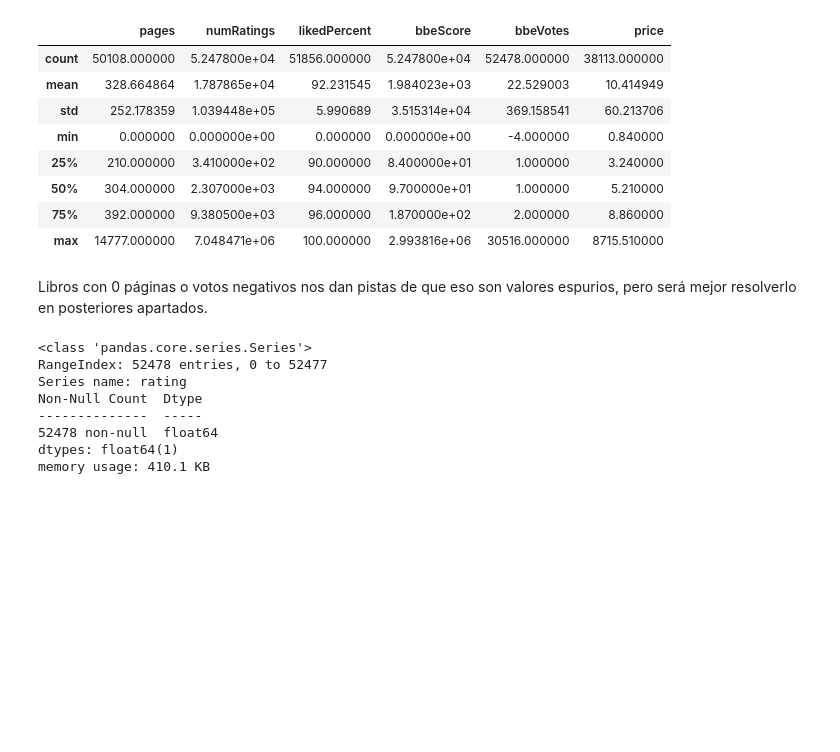
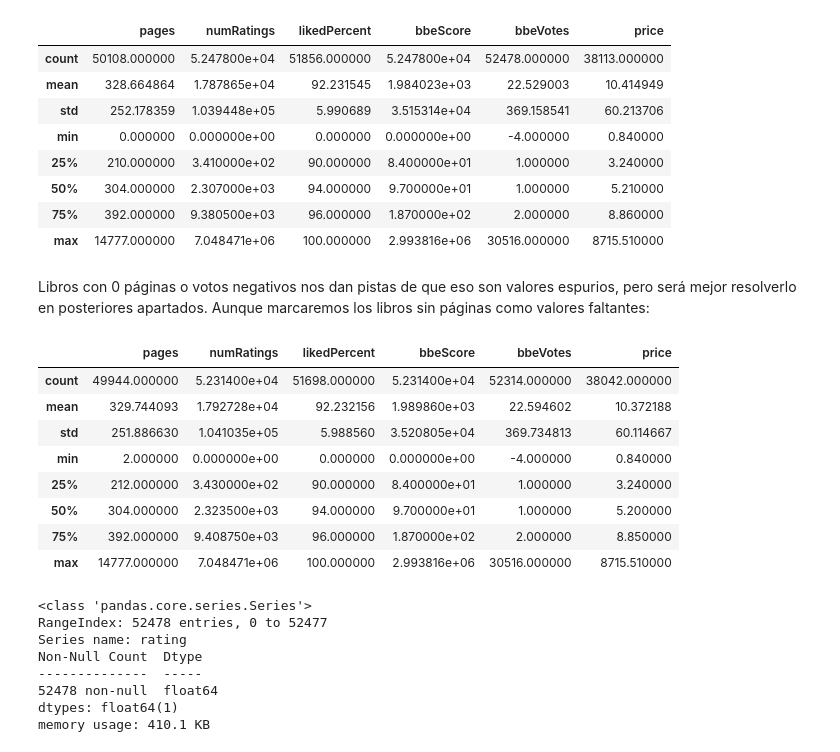
Before and after one commit to igmarco/PreparacionDeDatos_Trabajos, a Jupyter notebook: PD_Trabajo2Opcional/AscorbeMarco_PD_Trabajo2Opcional.ipynb, the cells around one changed output. Cells and saved outputs as stored; diff of their text form; code cells hidden in the pictures; blank space fills up the shorter version.

```diff
--- a/PD_Trabajo2Opcional/AscorbeMarco_PD_Trabajo2Opcional.ipynb
+++ b/PD_Trabajo2Opcional/AscorbeMarco_PD_Trabajo2Opcional.ipynb
@@ -235,4 +272,4 @@ X.describe()
 | 75% | 392.000000 | 9.380500e+03 | 96.000000 | 1.870000e+02 | 2.000000 | 8.860000 |
 | max | 14777.000000 | 7.048471e+06 | 100.000000 | 2.993816e+06 | 30516.000000 | 8715.510000 |
 # %% [markdown]
-Libros con 0 páginas o votos negativos nos dan pistas de que eso son valores espurios, pero será mejor resolverlo en posteriores apartados.
+Libros con 0 páginas o votos negativos nos dan pistas de que eso son valores espurios, pero será mejor resolverlo en posteriores apartados. Aunque marcaremos los libros sin páginas como valores faltantes:
@@ -239,3 +278,15 @@ Libros con 0 páginas o votos negativos nos dan pistas de que eso son valores es
+# %%
+X.describe()
+# %% [output]
+|  | pages | numRatings | likedPercent | bbeScore | bbeVotes | price |
+| count | 49944.000000 | 5.231400e+04 | 51698.000000 | 5.231400e+04 | 52314.000000 | 38042.000000 |
+| mean | 329.744093 | 1.792728e+04 | 92.232156 | 1.989860e+03 | 22.594602 | 10.372188 |
+| std | 251.886630 | 1.041035e+05 | 5.988560 | 3.520805e+04 | 369.734813 | 60.114667 |
+| min | 2.000000 | 0.000000e+00 | 0.000000 | 0.000000e+00 | -4.000000 | 0.840000 |
+| 25% | 212.000000 | 3.430000e+02 | 90.000000 | 8.400000e+01 | 1.000000 | 3.240000 |
+| 50% | 304.000000 | 2.323500e+03 | 94.000000 | 9.700000e+01 | 1.000000 | 5.200000 |
+| 75% | 392.000000 | 9.408750e+03 | 96.000000 | 1.870000e+02 | 2.000000 | 8.850000 |
+| max | 14777.000000 | 7.048471e+06 | 100.000000 | 2.993816e+06 | 30516.000000 | 8715.510000 |
 # %%
 y = y.astype(np.float64)
 y.info()
```
Also changed, not shown: parts of 28 cells of this notebook.
